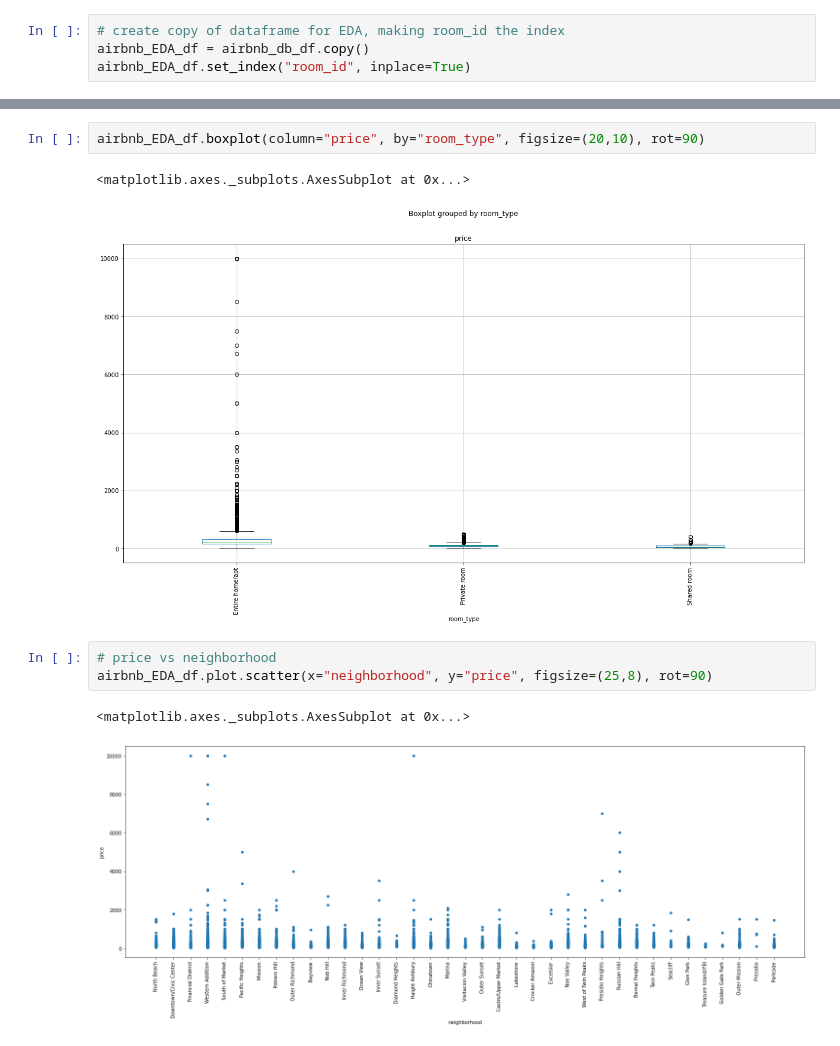
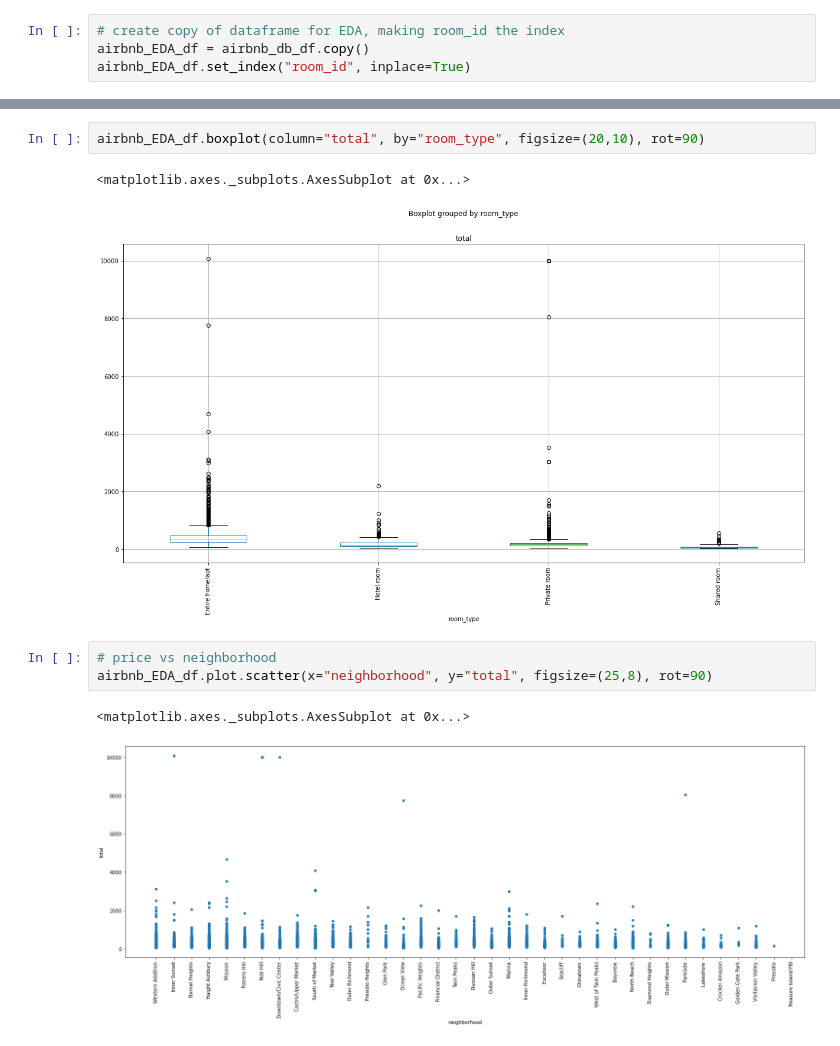
Before and after one commit to rustiri/final_group_airbnb, a Jupyter notebook: SF_Airbnb_EDA.ipynb, the cells around one changed output, grey strips where cells are left out. Cells and saved outputs as stored; diff of their text form.

```diff
--- a/SF_Airbnb_EDA.ipynb
+++ b/SF_Airbnb_EDA.ipynb
@@ -480,12 +490,12 @@ airbnb_EDA_df.plot.scatter(x="room_type", y="price", figsize=(20,8))
 # %%
-airbnb_EDA_df.boxplot(column="price", by="room_type", figsize=(20,10), rot=90)
+airbnb_EDA_df.boxplot(column="total", by="room_type", figsize=(20,10), rot=90)
 # %% [output]
 <matplotlib.axes._subplots.AxesSubplot at 0x...>
-[figure, old version]
+[figure, new version]
 # %%
 # price vs neighborhood
-airbnb_EDA_df.plot.scatter(x="neighborhood", y="price", figsize=(25,8), rot=90)
+airbnb_EDA_df.plot.scatter(x="neighborhood", y="total", figsize=(25,8), rot=90)
 # %% [output]
 <matplotlib.axes._subplots.AxesSubplot at 0x...>
-[figure, old version]
+[figure, new version]
 # %%
```
Also changed, not shown: parts of 14 cells of this notebook, 1 other file.
